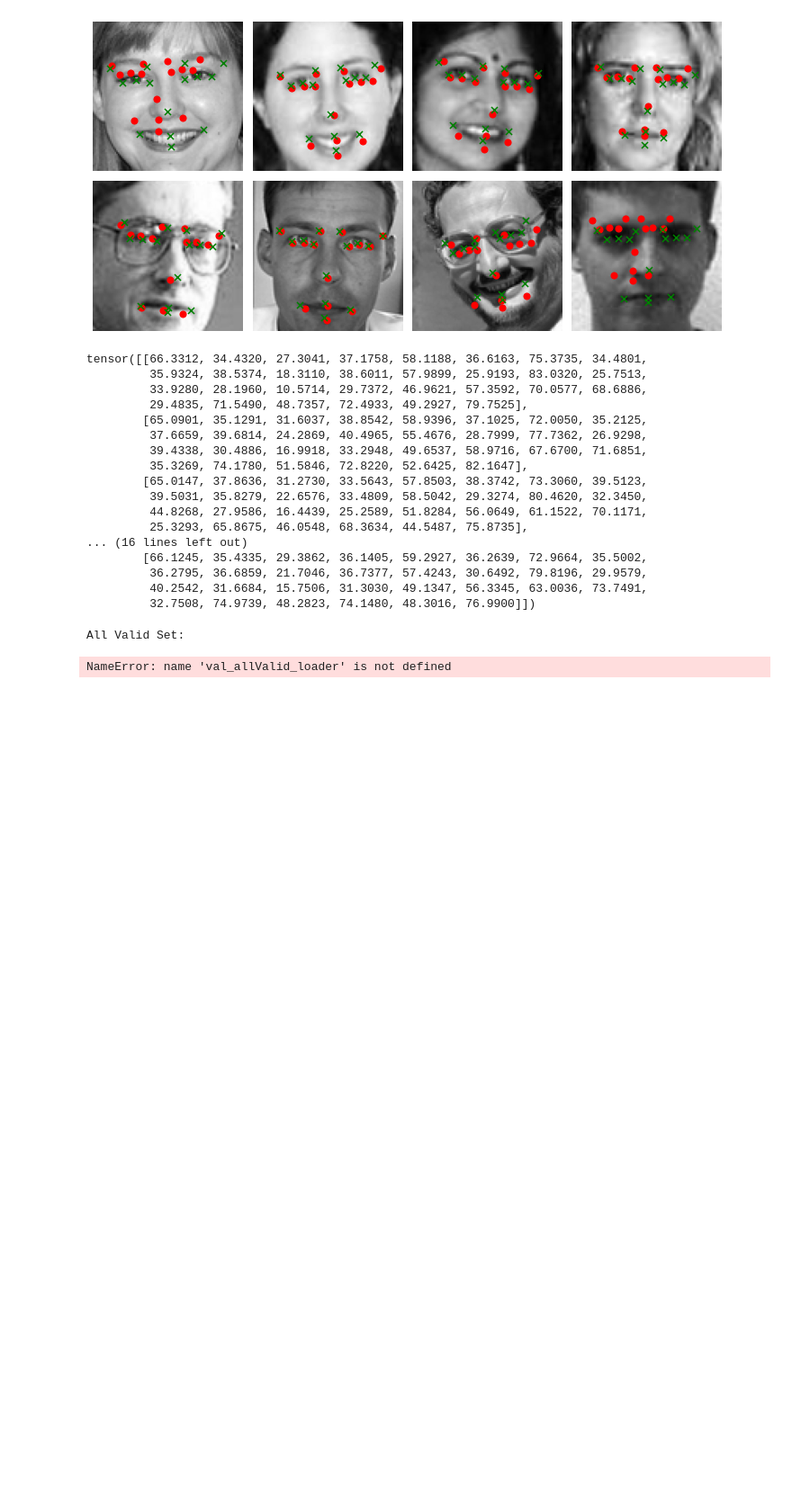
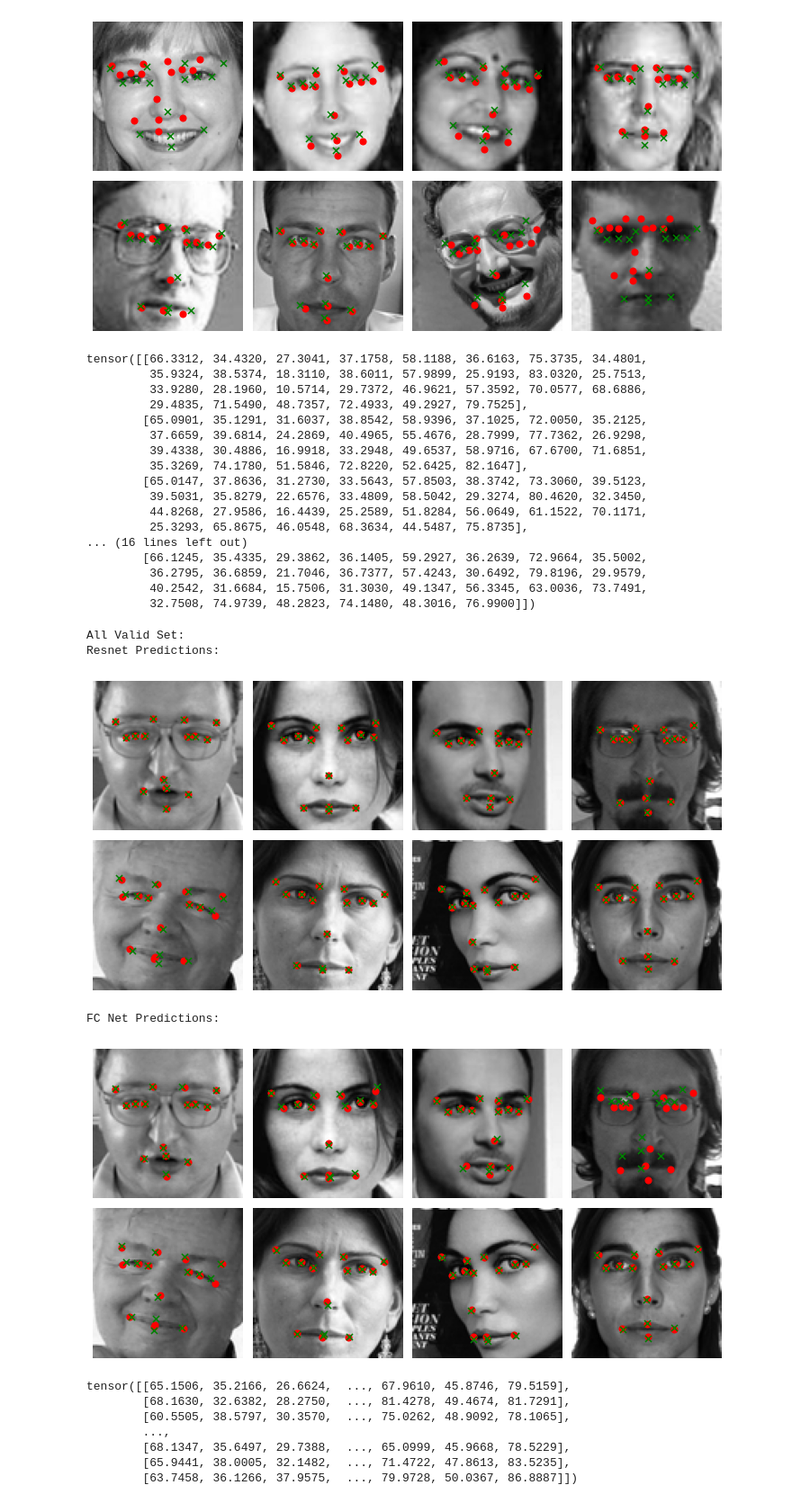
Before and after one commit to WayGold/FacialKeypointDetection, a Jupyter notebook: FacialKeypointsDetection.ipynb, the cells around one changed output. Shown at 90% size. Cells and saved outputs as stored; diff of their text form; code cells hidden in the pictures; blank space fills up the shorter version.

```diff
--- a/FacialKeypointsDetection.ipynb
+++ b/FacialKeypointsDetection.ipynb
@@ -206,12 +206,22 @@ tensor([[66.3312, 34.4320, 27.3041, 37.1758, 58.1188, 36.6163, 75.3735, 34.4801,
          32.7508, 74.9739, 48.2823, 74.1480, 48.3016, 76.9900]])
 # %%
 print('All Valid Set:')
-image, kpts = next(iter(val_allValid_loader))
+image, kpts = next(iter(val_loader))
 print('Resnet Predictions: ')
 prediction.predict(resnet_model, image, kpts)
 
 print('FC Net Predictions: ')
 prediction.predict(fc_model, image, kpts)
 # %% [output]
 All Valid Set:
+Resnet Predictions:
+[figure, added]
-NameError: name 'val_allValid_loader' is not defined
+FC Net Predictions:
+[figure, added]
+tensor([[65.1506, 35.2166, 26.6624,  ..., 67.9610, 45.8746, 79.5159],
+        [68.1630, 32.6382, 28.2750,  ..., 81.4278, 49.4674, 81.7291],
+        [60.5505, 38.5797, 30.3570,  ..., 75.0262, 48.9092, 78.1065],
+        ...,
+        [68.1347, 35.6497, 29.7388,  ..., 65.0999, 45.9668, 78.5229],
+        [65.9441, 38.0005, 32.1482,  ..., 71.4722, 47.8613, 83.5235],
+        [63.7458, 36.1266, 37.9575,  ..., 79.9728, 50.0367, 86.8887]])
```
